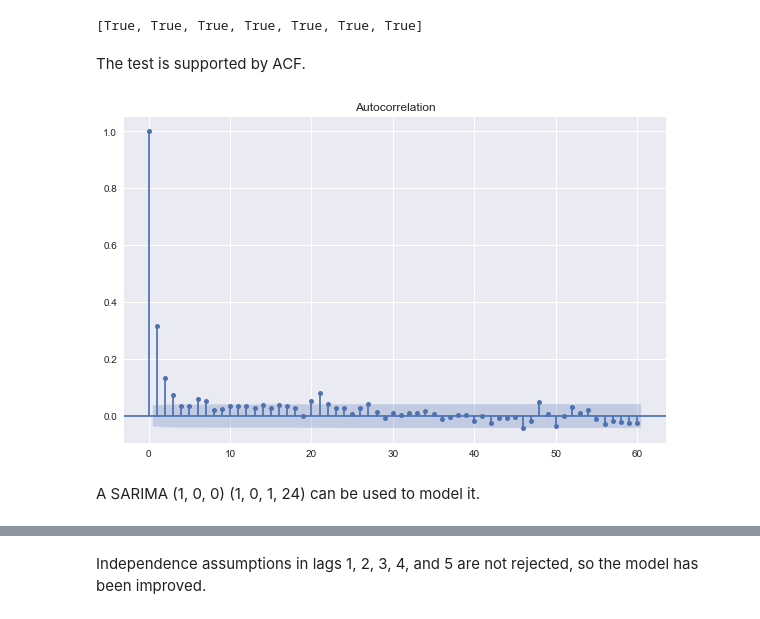
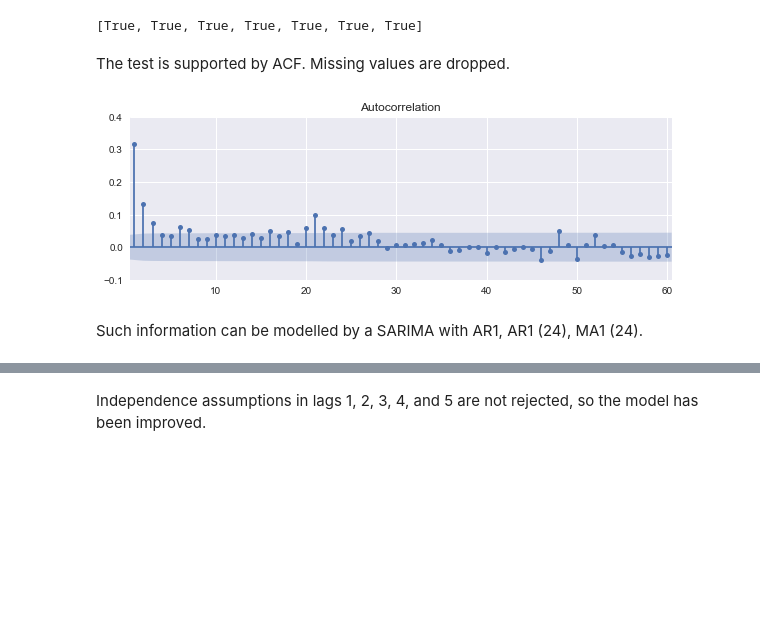
Before and after one commit to edxu96/elec_consumption, a Jupyter notebook: 01_forecast.ipynb, the cells around one changed output, grey strips where cells are left out. Saved outputs shown, nothing was run; the diff lists cells and outputs as text; code cells hidden in the pictures; blank space fills up the shorter version.

```diff
--- a/01_forecast.ipynb
+++ b/01_forecast.ipynb
@@ -24,7 +24,8 @@ Importing plotly failed. Interactive plots will not work.
 #hide
 %matplotlib inline
 plt.style.use('seaborn')
-plt.rcParams['figure.figsize'] = [6 * 1.61803398875, 6]
+_golden_ratio = 1.61803398875
+plt.rcParams['figure.figsize'] = [6 * _golden_ratio, 6]
 
 logging.disable(sys.maxsize)
 
@@ -380,14 +383,17 @@ All the Ljung-Box tests for lags 1, 2, 3, 4, 5, 24, and 168 reject the assumptio
 # %% [output]
 [True, True, True, True, True, True, True]
 # %% [markdown]
-The test is supported by ACF.
+The test is supported by ACF. Missing values are dropped.
-# %%
-#hide_input
-plot_acf(data['zeroHourFbResid']['resid'].fillna(0), lags=60);
-# %% [output]
-[figure, removed]
-# %% [markdown]
-A SARIMA (1, 0, 0) (1, 0, 1, 24) can be used to model it.
+# %%
+#hide_input
+_, ax = plt.subplots(1, 1, figsize=(3 * _golden_ratio * 2, 3))
+plot_acf(data['zeroHourFbResid']['resid'].dropna(), lags=60, ax=ax);
+ax.set_ylim([-0.1, 0.4]);
+ax.set_xlim([0.5, 60.5]);
+# %% [output]
+[figure, added]
+# %% [markdown]
+Such information can be modelled by a SARIMA with AR1, AR1 (24), MA1 (24).
 # %%
 #hide
 fit = ARIMA(
```
Also changed, not shown: parts of 13 cells of this notebook, 1 other file.
